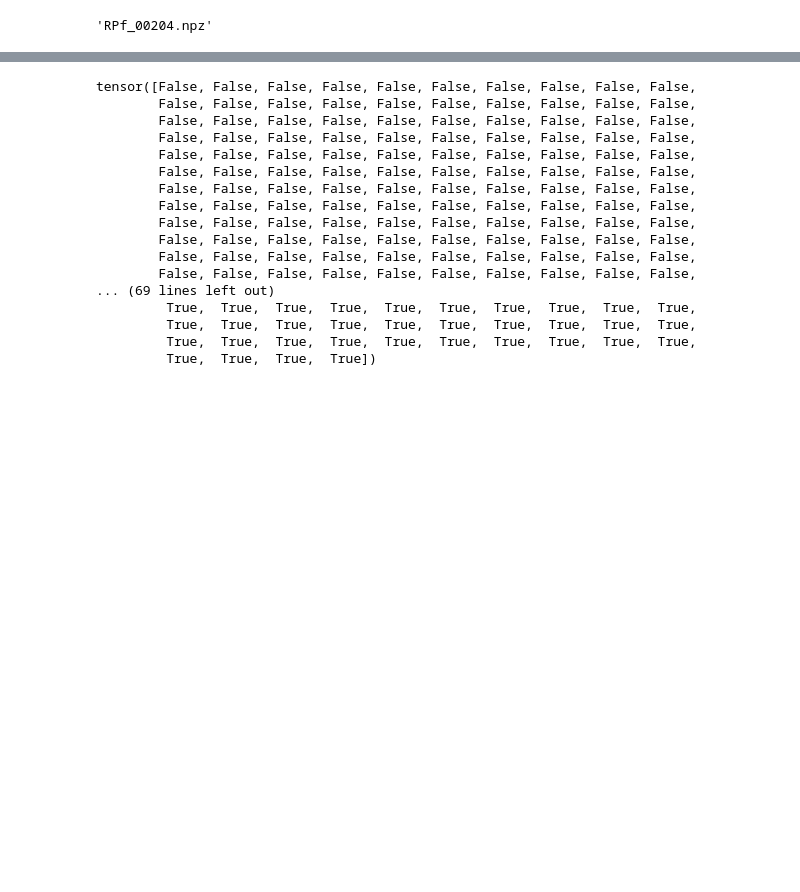
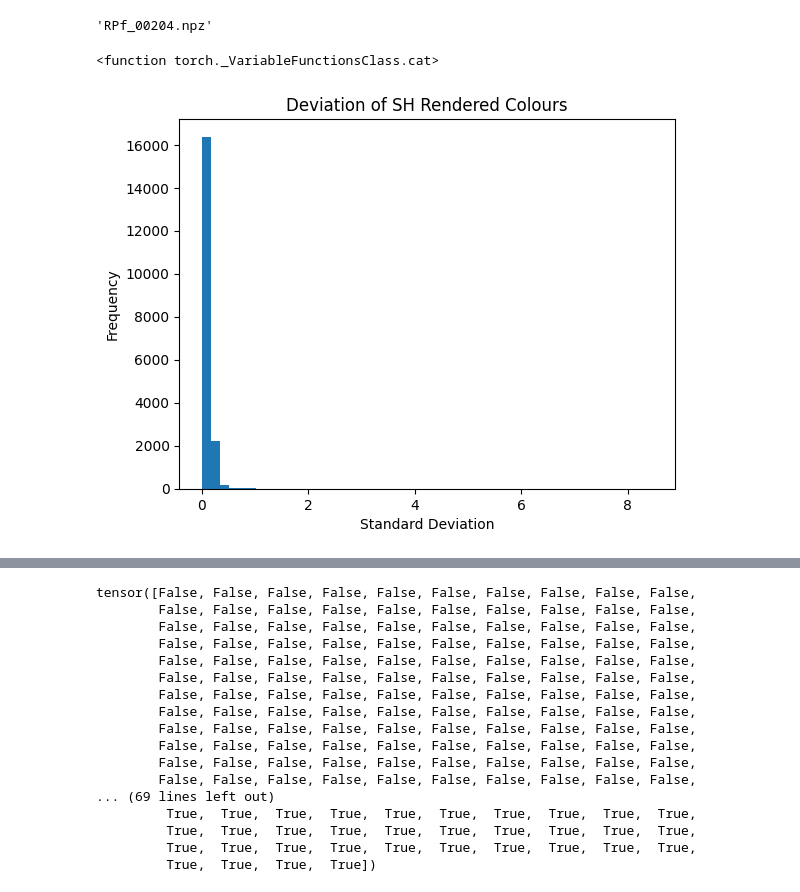
Before and after one commit to EnegoComley/RayRepresentationTesting, a Jupyter notebook: TensoRFColourPrediction.ipynb, the cells around one changed output, grey strips where cells are left out. Drawn from its saved outputs; the diff is of its cells as text; code cells hidden in the pictures; blank space fills up the shorter version.

```diff
--- a/TensoRFColourPrediction.ipynb
+++ b/TensoRFColourPrediction.ipynb
@@ -221,0 +243,6 @@ test_dataset.piece_names[0]
+# %%
+def SHRender(viewdirs, features):
+    sh_mult = eval_sh_bases(2, viewdirs)[:, None]
+    rgb_sh = features.view(-1, 3, sh_mult.shape[-1])
+    rgb = torch.relu(torch.sum(sh_mult * rgb_sh, dim=-1) + 0.5)
+    return rgb
@@ -221,0 +253,29 @@ test_dataset.piece_names[0]
+# %%
+final_deviation = []
+for i in range(5):
+    for batch in dataset_loader.test_dataloader():
+        _, vals_tensor, _, weight = batch
+        vals_tensor = vals_tensor.view(-1, 27)
+        weight = weight.view(-1, 1)
+        B, C = vals_tensor.shape
+        random_directions = F.normalize(torch.randn((100 * vals_tensor.shape[0], 3)), p=2, dim=1)
+        random_colours = torch.permute(SHRender(random_directions, vals_tensor.repeat(100, 1)).view(100, B, 3), (1, 0, 2))
+        deviation = (torch.reshape(random_colours, (B, -1)) * weight.repeat(1, 300)).std(dim=1)
+        final_deviation.append(deviation)
+
+
+final_deviation = torch.cat(final_deviation, dim=0)
+# %%
+torch.cat
+# %% [output]
+<function torch._VariableFunctionsClass.cat>
+# %%
+#Plot the deviation as a histogram
+filtered_deviation = final_deviation[final_deviation > 0]
+plt.hist(filtered_deviation.cpu().numpy(), bins=50)
+plt.title("Deviation of SH Rendered Colours")
+plt.xlabel("Standard Deviation")
+plt.ylabel("Frequency")
+plt.show()
+# %% [output]
+[figure, added]
```
Also changed, not shown: parts of 34 cells of this notebook, 4 other files.
